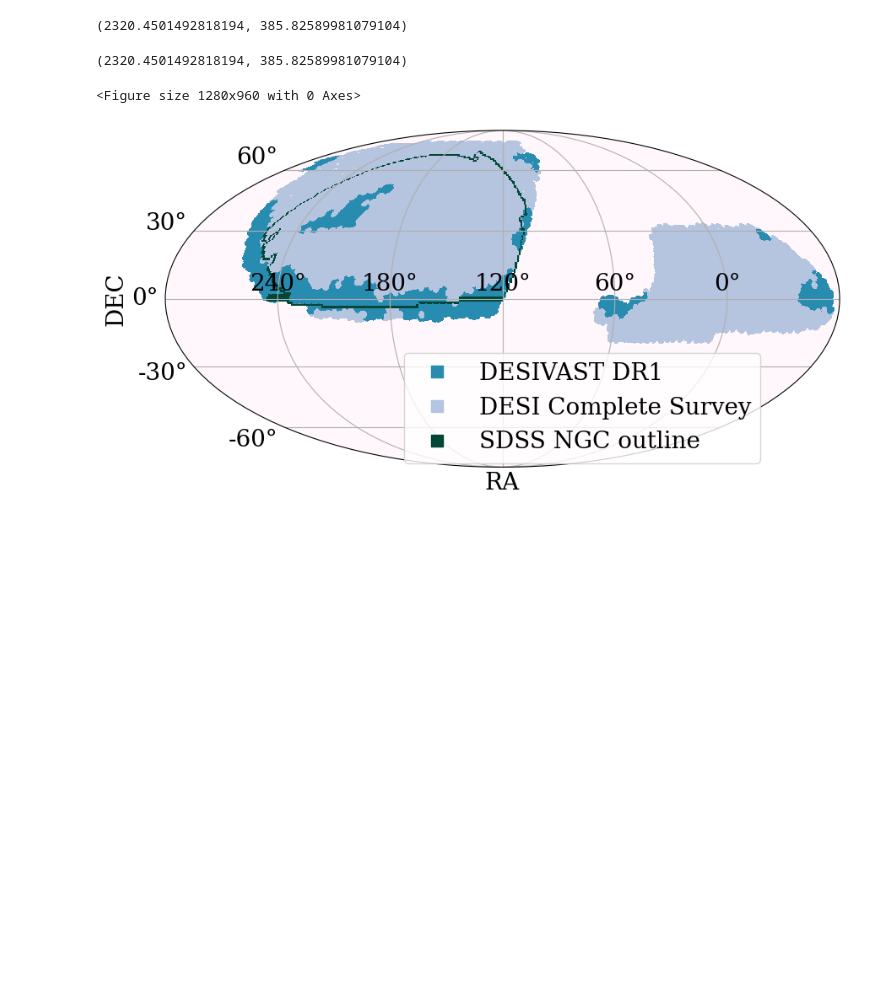
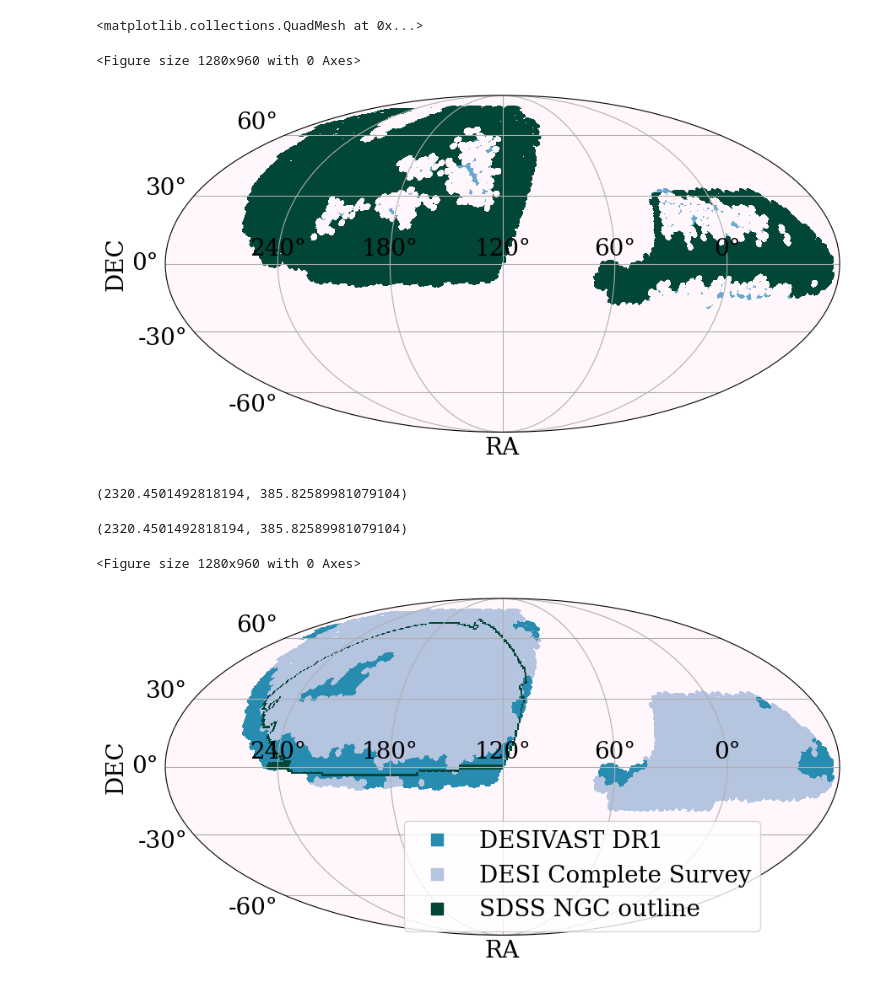
Before and after one commit to hbrincon/DESIVAST, a Jupyter notebook: galaxy_catalog/mask/mask_smoothing_test.ipynb, the cells around one changed output. Drawn from its saved outputs; the diff is of its cells as text; code cells hidden in the pictures; blank space fills up the shorter version.

Commit message:
Kibo vesion of catalogs

```diff
--- a/galaxy_catalog/mask/mask_smoothing_test.ipynb
+++ b/galaxy_catalog/mask/mask_smoothing_test.ipynb
@@ -9,7 +9,34 @@ from healpy.newvisufunc import projview
 import pickle
 # %%
 #read desivast mask
-iron_mask = Table.read('iron_mask_smoothed.fits')
+mask = Table.read('kibo_mask.fits')
+mask_smoothed = Table.read('kibo_mask_smoothed.fits')
+# %%
+plt.rcParams.update({'font.size': 20, 'font.family':'serif',"axes.titley":1.03 })
+from matplotlib.lines import Line2D
+#import matplotlib.patches as mpatches
+compound_mask = ((mask['DONE']).astype(int)*.5
+                 + (mask_smoothed['DONE']).astype(int)*.5
+                )
+
+fig = plt.figure(dpi=200)
+projview(compound_mask, nest=True,rot=125,
+    fig = fig,
+    fontsize={'xlabel':20,'ylabel':20,'xtick_label':20,'ytick_label':20},
+    graticule=True,
+    graticule_labels=True,
+    cbar=False,
+    cmap='PuBuGn',
+    xlabel="RA",
+    ylabel="DEC",
+    custom_xtick_labels=["240°", "180°", "120°", "60°", "0°"],
+    #custom_xtick_labels=[],
+    custom_ytick_labels=["-60°", "-30°", "0°", "30°", "60°"],
+    )
+# %% [output]
+<matplotlib.collections.QuadMesh at 0x...>
+<Figure size 1280x960 with 0 Axes>
+[figure, added]
 # %%
 cut_mask = iron_mask['DONE'].astype(int)
 num_px = len(cut_mask)
```
Also changed, not shown: 9 other files.
